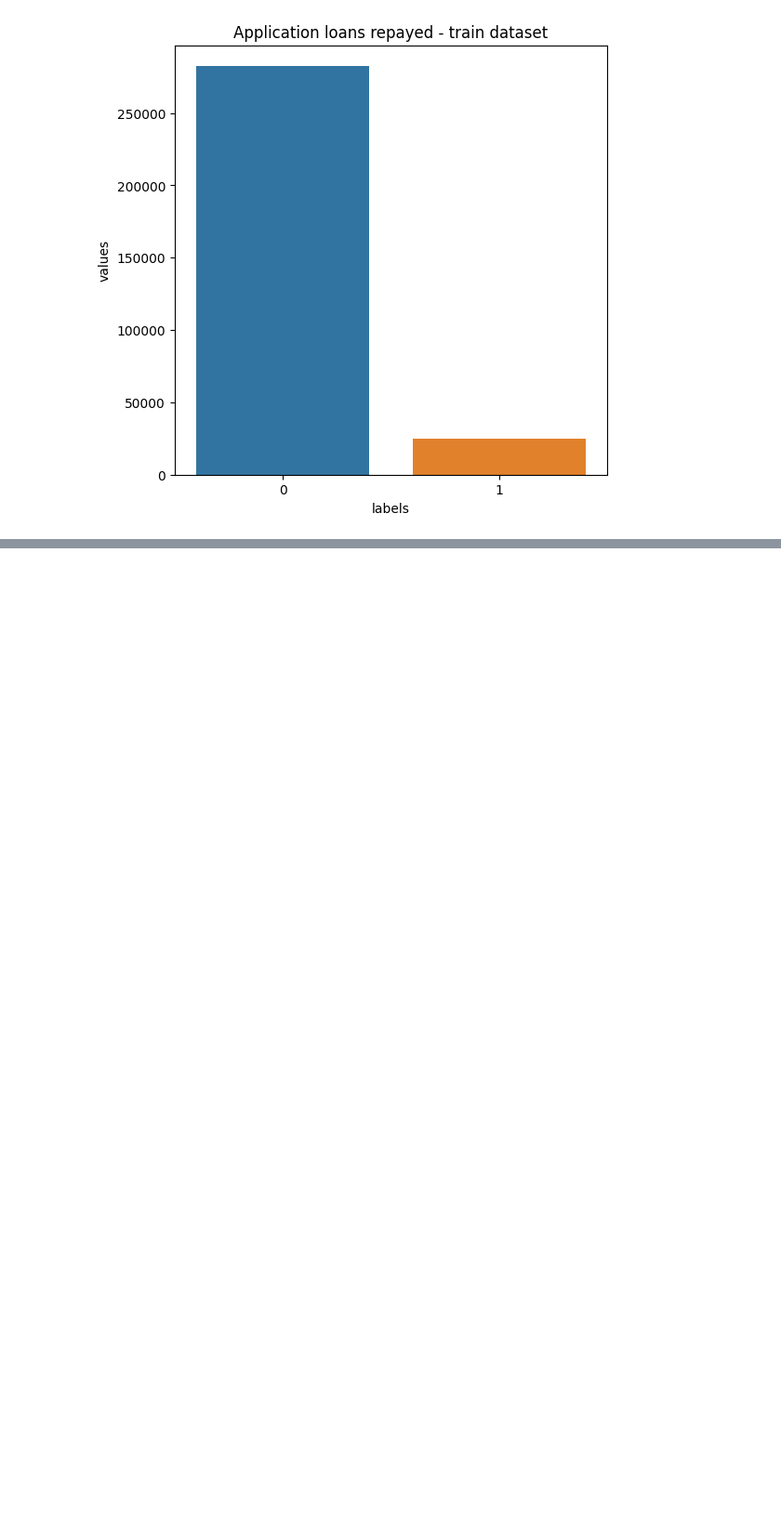
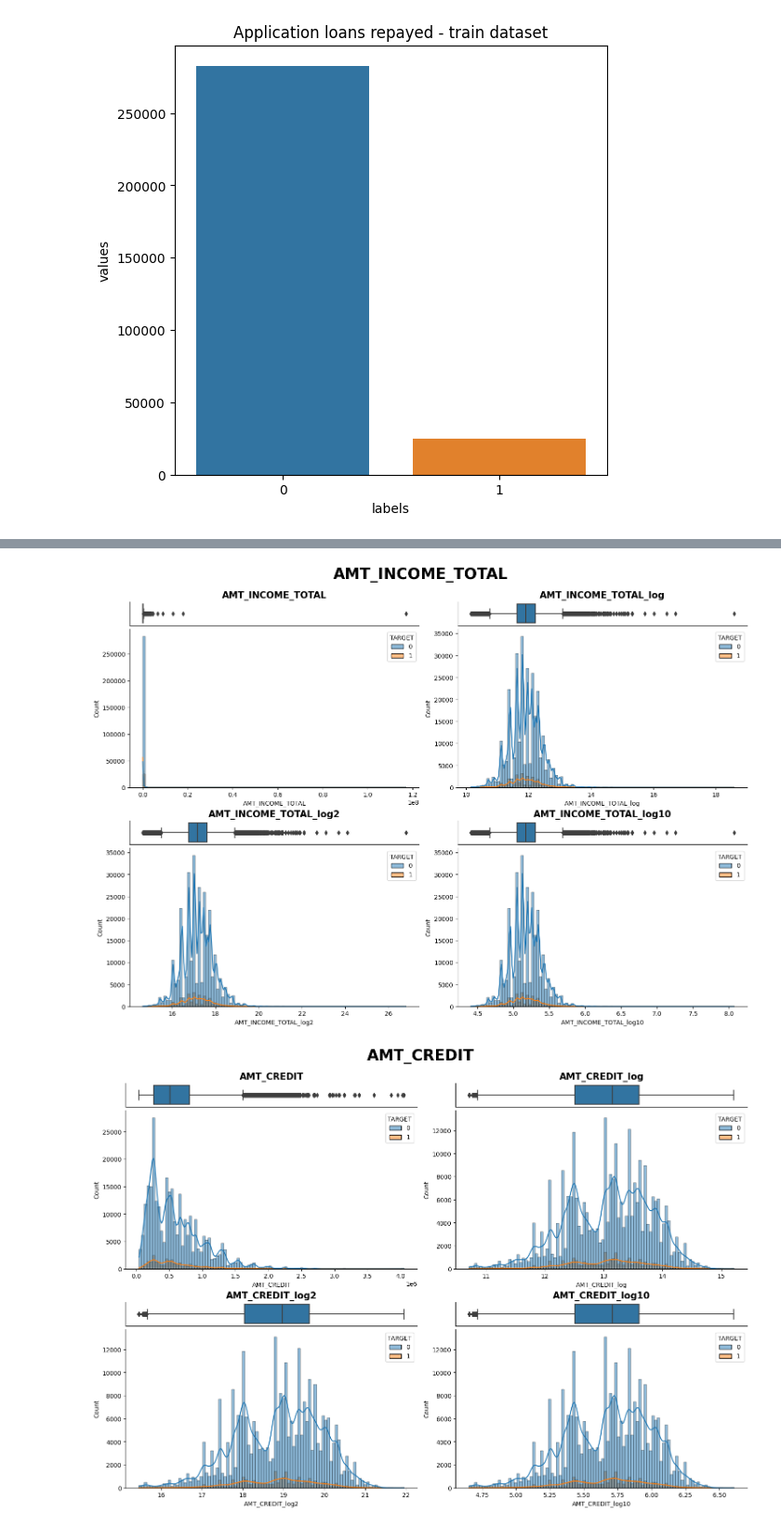
Before and after one commit to DaiTensa/projetscoring, a Jupyter notebook: notebook/01_EDA.ipynb, the cells around one changed output, grey strips where cells are left out. Shown at 93% size. Cells and saved outputs as stored; diff of their text form; code cells hidden in the pictures; blank space fills up the shorter version.

```diff
--- a/notebook/01_EDA.ipynb
+++ b/notebook/01_EDA.ipynb
@@ -620,0 +678,10 @@ bar_plot(application_train, feature="TARGET", bar_title="Application loans repay
+# %%
+columns = ['AMT_INCOME_TOTAL',
+ 'AMT_CREDIT',
+ 'AMT_ANNUITY',
+ 'AMT_GOODS_PRICE',]
+
+plot_distribution(application_train, columns, hue_col="TARGET")
+# %% [output]
+[figure, added]
+[figure, added]
```
Also changed, not shown: parts of 9 cells of this notebook, 2 other files.
